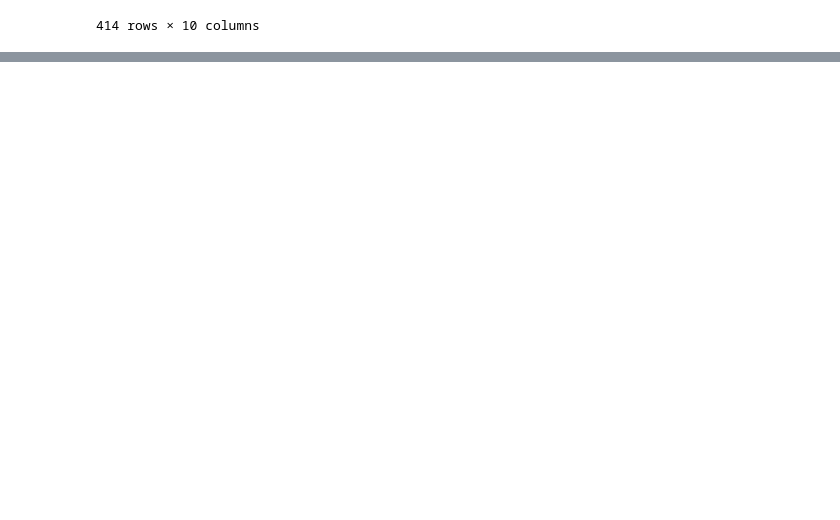
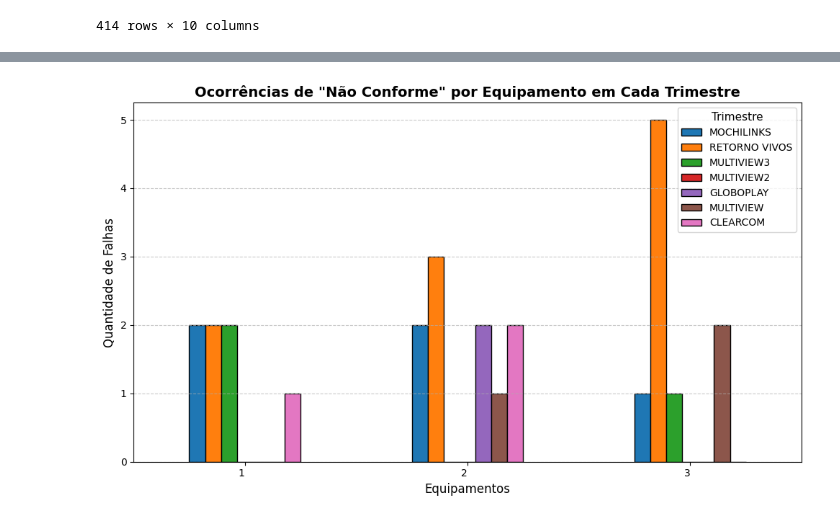
Before and after one commit to thalesboss/Topicos-bigdata-Python-com-pandas, a Jupyter notebook: etl.ipynb, the cells around one changed output, grey strips where cells are left out. Cells and saved outputs as stored; diff of their text form; code cells hidden in the pictures; blank space fills up the shorter version.

```diff
--- a/etl.ipynb
+++ b/etl.ipynb
@@ -114,0 +194,17 @@ display(relatorio)
+# %%
+ax = tabela_equipamentos.plot(kind='bar', figsize=(10, 6), edgecolor='black')
+
+plt.title('Ocorrências de "Não Conforme" por Equipamento em Cada Trimestre', fontsize=14, fontweight='bold')
+plt.xlabel('Equipamentos', fontsize=12)
+plt.ylabel('Quantidade de Falhas', fontsize=12)
+
+plt.xticks(rotation=360, ha='right')
+
+plt.legend(title='Trimestre', title_fontsize='11', fontsize='10')
+
+plt.grid(axis='y', linestyle='--', alpha=0.7)
+
+plt.tight_layout()
+plt.show()
+# %% [output]
+[figure, added]
```
Also changed, not shown: parts of 7 cells of this notebook.
